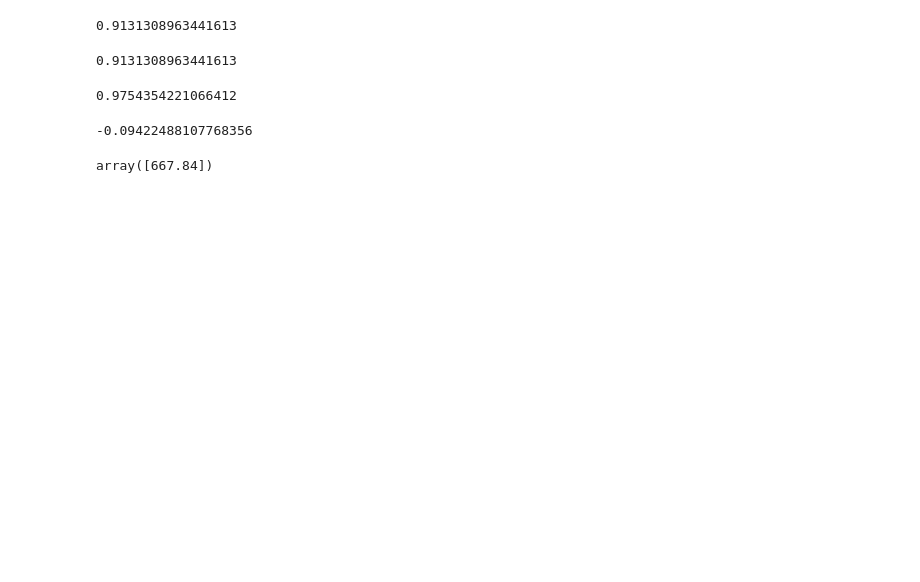
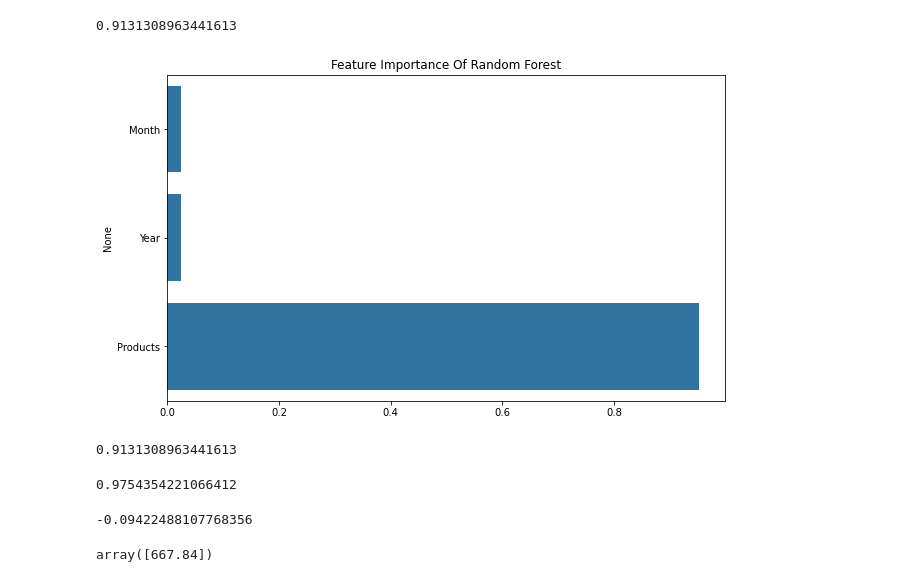
Before and after one commit to andrew-geeks/Petroleum-Products-Consumption-Prediction, a Jupyter notebook: Petroleum_Products_Consumption_Prediction.ipynb, the cells around one changed output. Drawn from its saved outputs; the diff is of its cells as text; code cells hidden in the pictures; blank space fills up the shorter version.

```diff
--- a/Petroleum_Products_Consumption_Prediction.ipynb
+++ b/Petroleum_Products_Consumption_Prediction.ipynb
@@ -208,6 +225,16 @@ ypred = rfr.predict(xtest)
 r2_score(ytest,ypred)
 # %% [output]
 0.9131308963441613
+# %%
+imp = rfr.feature_importances_
+features = x.columns
+
+plt.figure(figsize=(10,6))
+sns.barplot(x=imp,y=features)
+plt.title("Feature Importance Of Random Forest")
+plt.show()
+# %% [output]
+[figure, added]
 # %%
 rfr.score(xtest,ytest)
 # %% [output]
```
Also changed, not shown: parts of 12 cells of this notebook, 6 other files.
